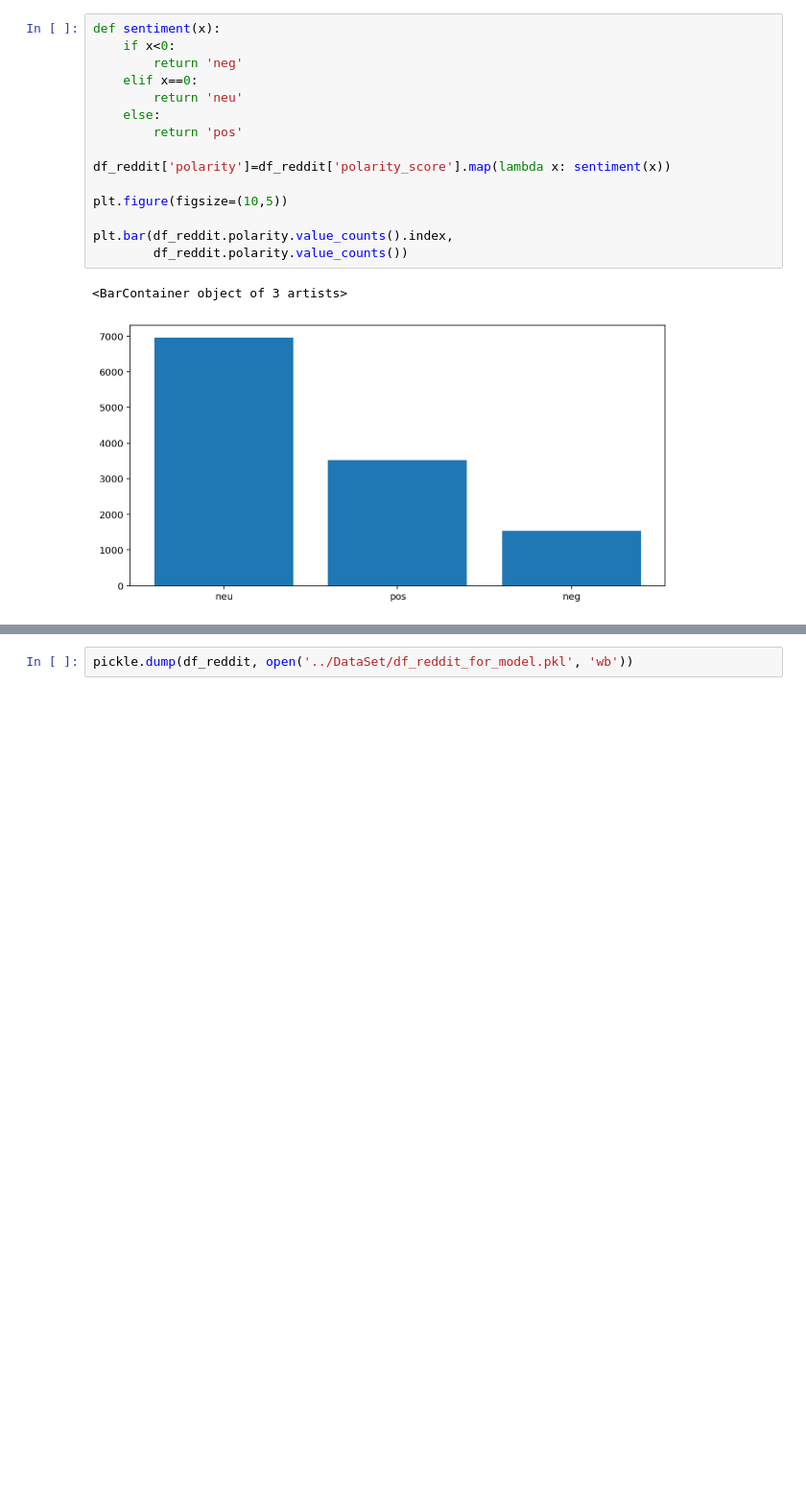
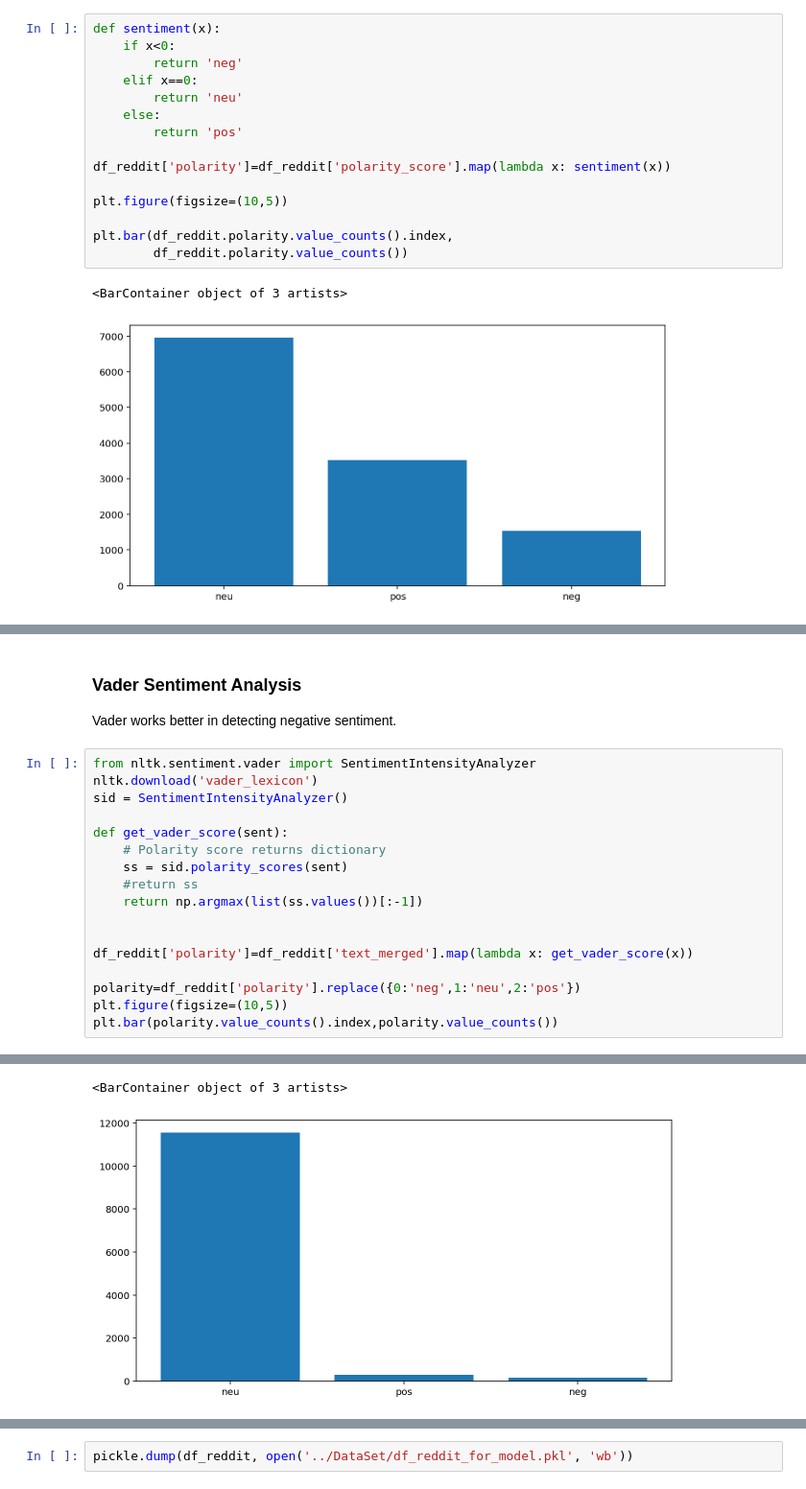
Before and after one commit to Atashnezhad/NLP_Proj2, a Jupyter notebook: Codes/P03_Exploratory data analysis.ipynb, the cells around one changed output, grey strips where cells are left out. Shown: that part at 96% size. Cells and saved outputs as stored; diff of their text form; blank space fills up the shorter version.

```diff
--- a/Codes/P03_Exploratory data analysis.ipynb
+++ b/Codes/P03_Exploratory data analysis.ipynb
@@ -489,0 +510,22 @@ plt.bar(df_reddit.polarity.value_counts().index,
+# %% [markdown]
+### Vader Sentiment Analysis
+
+Vader works better in detecting negative sentiment.
+# %%
+from nltk.sentiment.vader import SentimentIntensityAnalyzer
+nltk.download('vader_lexicon')
+sid = SentimentIntensityAnalyzer()
+
+def get_vader_score(sent):
+    # Polarity score returns dictionary
+    ss = sid.polarity_scores(sent)
+    #return ss
+    return np.argmax(list(ss.values())[:-1])
+
+
+df_reddit['polarity']=df_reddit['text_merged'].map(lambda x: get_vader_score(x))
+
+polarity=df_reddit['polarity'].replace({0:'neg',1:'neu',2:'pos'})
+plt.figure(figsize=(10,5))
+plt.bar(polarity.value_counts().index,polarity.value_counts())
+# %% [output]
@@ -489,0 +535,2 @@ plt.bar(df_reddit.polarity.value_counts().index,
+<BarContainer object of 3 artists>
+[figure, added]
```
Also changed, not shown: parts of 15 cells of this notebook.
